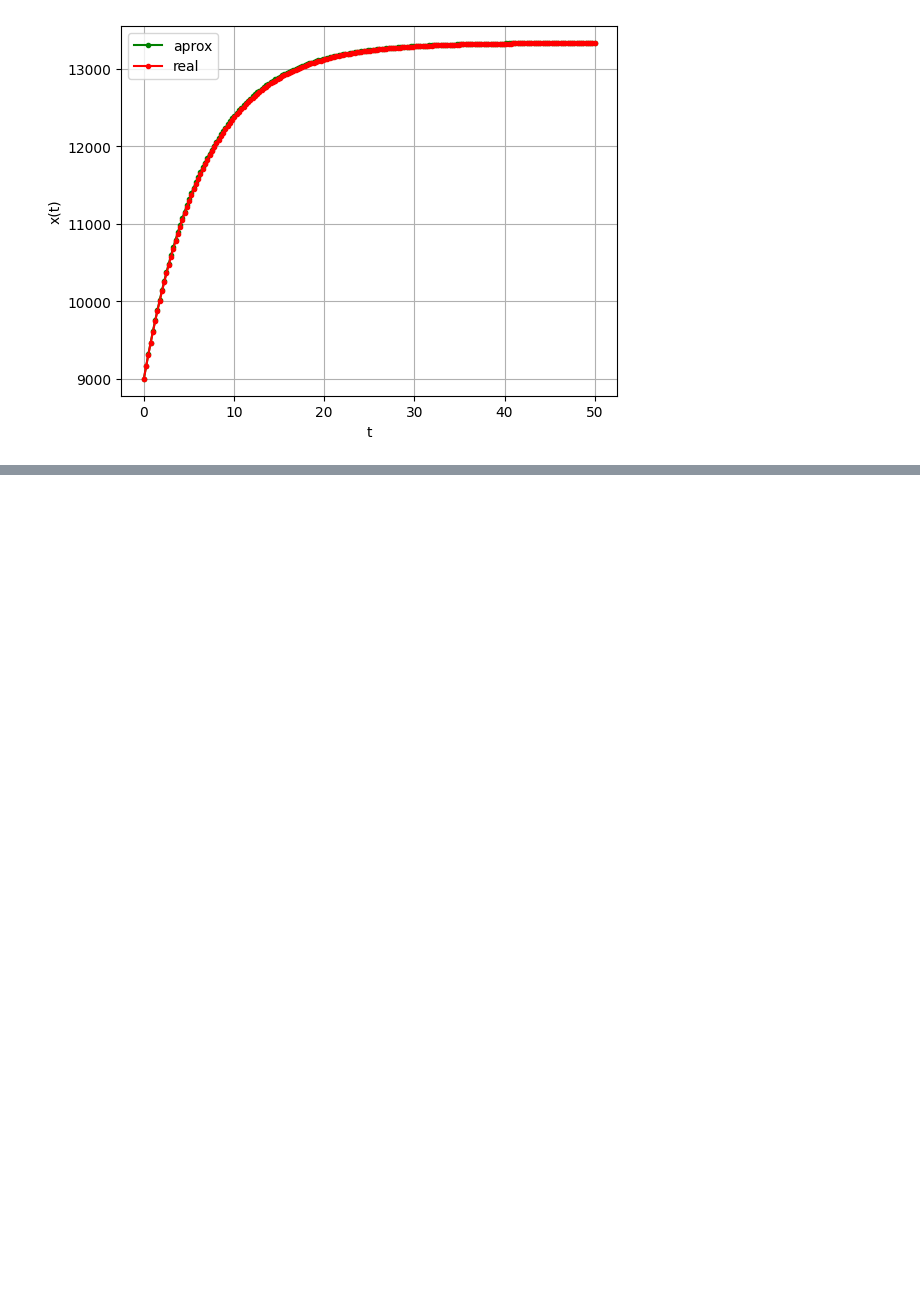
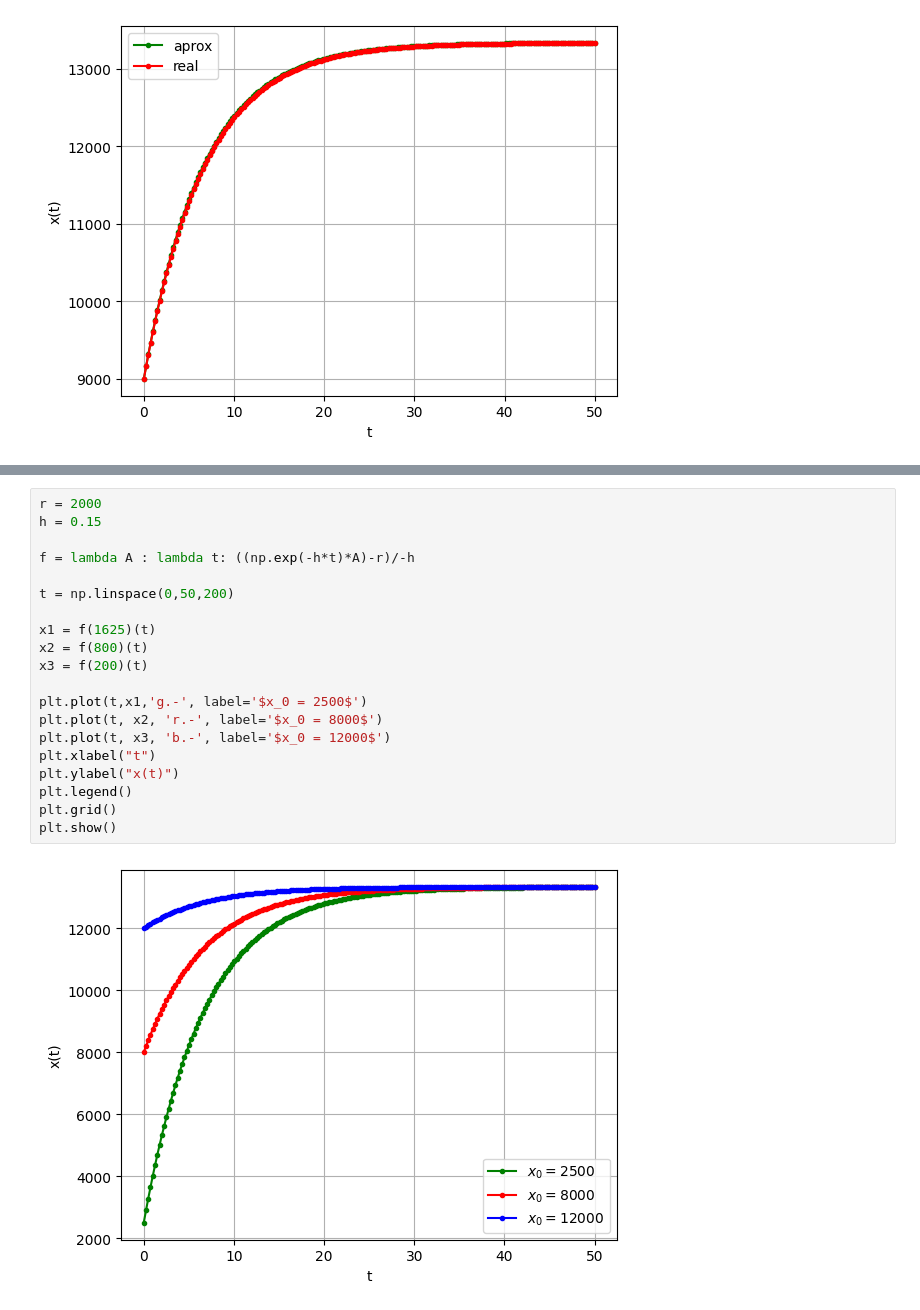
Before and after one commit to meg190/aplicadas-II-colabs, a Jupyter notebook: Entrega_I.ipynb, the cells around one changed output, grey strips where cells are left out. Cells and saved outputs as stored; diff of their text form; blank space fills up the shorter version.

```diff
--- a/Entrega_I.ipynb
+++ b/Entrega_I.ipynb
@@ -539,0 +588,22 @@ plt.show()
+# %%
+r = 2000
+h = 0.15
+
+f = lambda A : lambda t: ((np.exp(-h*t)*A)-r)/-h
+
+t = np.linspace(0,50,200)
+
+x1 = f(1625)(t)
+x2 = f(800)(t)
+x3 = f(200)(t)
+
+plt.plot(t,x1,'g.-', label='$x_0 = 2500$')
+plt.plot(t, x2, 'r.-', label='$x_0 = 8000$')
+plt.plot(t, x3, 'b.-', label='$x_0 = 12000$')
+plt.xlabel("t")
+plt.ylabel("x(t)")
+plt.legend()
+plt.grid()
+plt.show()
+# %% [output]
+[figure, added]
```
Also changed, not shown: parts of 1 cell of this notebook.
